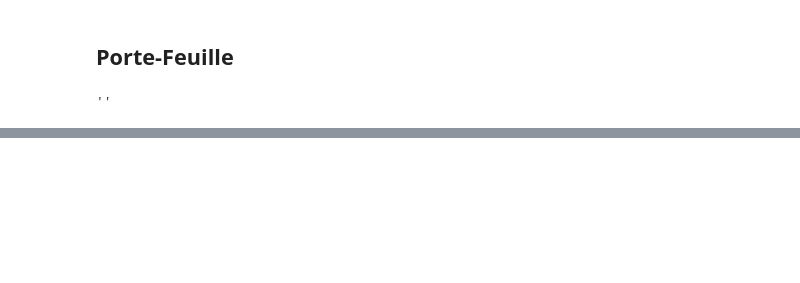
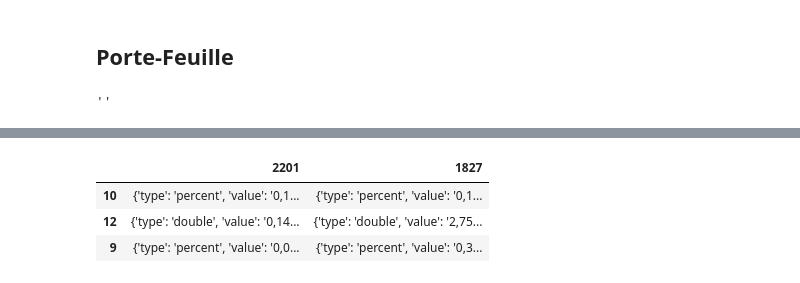
Before and after one commit to landEpita/Dolphin, a Jupyter notebook: Optimisation_Markowitz.ipynb, the cells around one changed output, grey strips where cells are left out. Drawn from its saved outputs; the diff is of its cells as text; code cells hidden in the pictures; blank space fills up the shorter version.

```diff
--- a/Optimisation_Markowitz.ipynb
+++ b/Optimisation_Markowitz.ipynb
@@ -756,0 +762,8 @@ portfolio
+# %%
+#9:r 10:v 12:sharpe
+pd.DataFrame(json.loads(req.get_ratios()))
+# %% [output]
+|  | 2201 | 1827 |
+| 10 | {'type': 'percent', 'value': '0,1... | {'type': 'percent', 'value': '0,1... |
+| 12 | {'type': 'double', 'value': '0,14... | {'type': 'double', 'value': '2,75... |
+| 9 | {'type': 'percent', 'value': '0,0... | {'type': 'percent', 'value': '0,3... |
```
Also changed, not shown: parts of 19 cells of this notebook.
